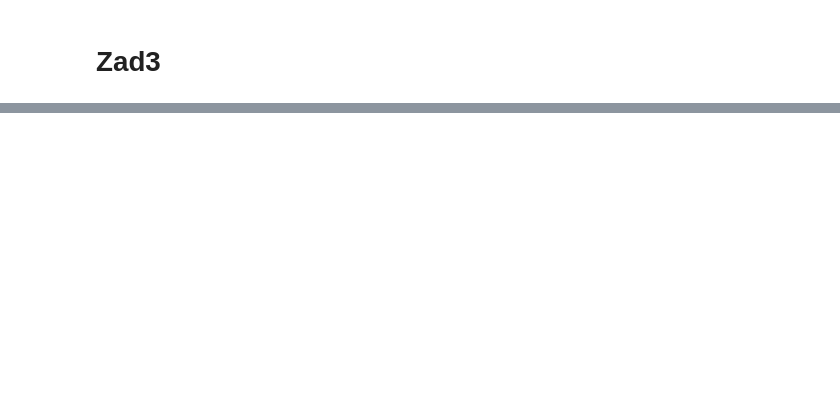
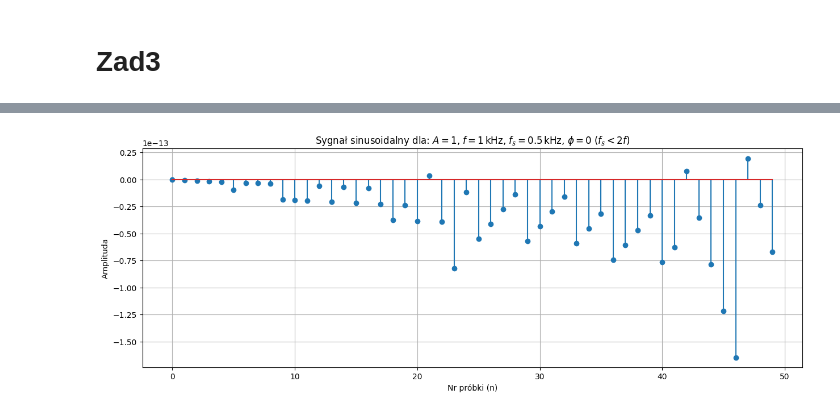
Before and after one commit to lolo5195/PSiO_PS, a Jupyter notebook: ps2.ipynb, the cells around one changed output, grey strips where cells are left out. Saved outputs shown, nothing was run; the diff lists cells and outputs as text; code cells hidden in the pictures; blank space fills up the shorter version.

```diff
--- a/ps2.ipynb
+++ b/ps2.ipynb
@@ -142,0 +133,10 @@ plt.show()
+# %%
+plt.figure(figsize=(15, 5))
+plt.stem(*sinus(1, 1000, 0, 500, 50))
+plt.title(r'Sygnał sinusoidalny dla: $A=1$, $f=1\,\mathrm{kHz}$, $f_s=0.5\,\mathrm{kHz}$, $\phi=0$ ($f_s < 2f$)')
+plt.xlabel('Nr próbki (n)')
+plt.ylabel('Amplituda')
+plt.grid(True)
+plt.show()
+# %% [output]
+[figure, added]
```
Also changed, not shown: parts of 5 cells of this notebook.
